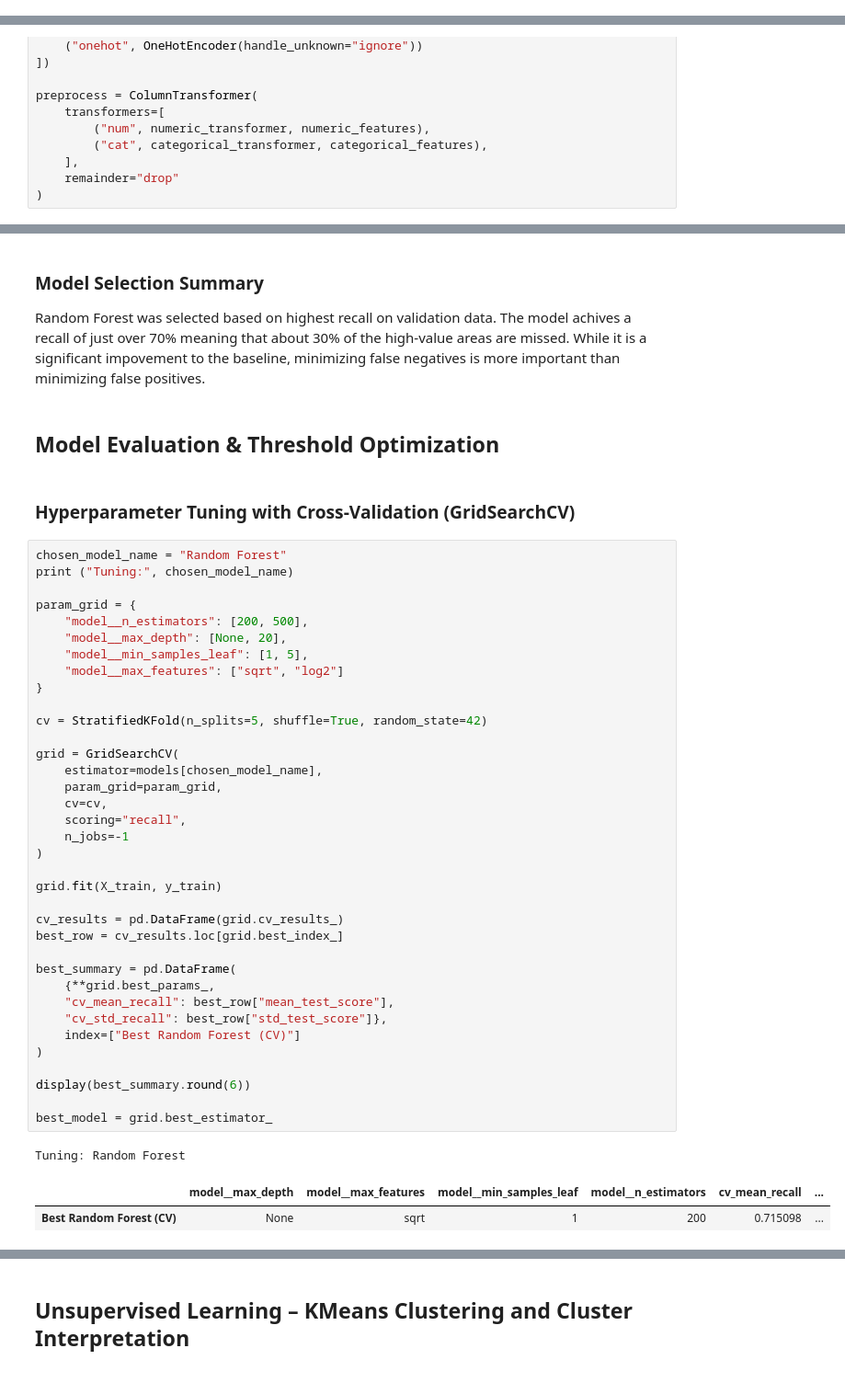
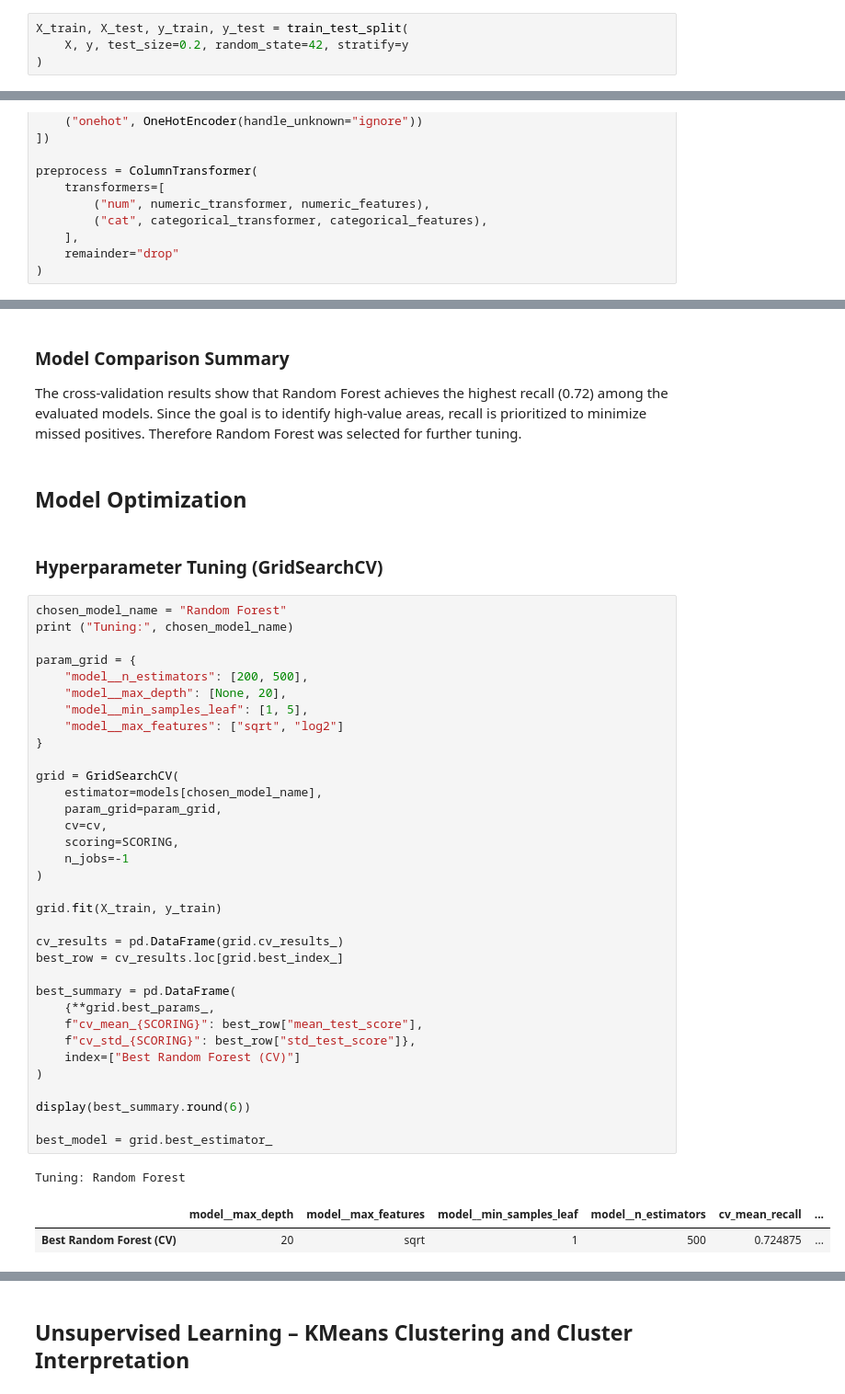
Before and after one commit to MalinMo/California-Housing, a Jupyter notebook: ML_Uppgift1_Malin_Moisander.ipynb, the cells around one changed output, grey strips where cells are left out. Shown at 92% size. Drawn from its saved outputs; the diff is of its cells as text.

```diff
--- a/ML_Uppgft1_Malin_Moisander.ipynb
+++ b/ML_Uppgift1_Malin_Moisander.ipynb
@@ -224 +180,5 @@ Name: proportion, dtype: float64
+# %%
+X_train, X_test, y_train, y_test = train_test_split(
+    X, y, test_size=0.2, random_state=42, stratify=y
+)
 # %% [markdown]
@@ -395,11 +291,11 @@ Classification Report for Random Forest (val):
 # %% [markdown]
-### Model Selection Summary
+### Model Comparison Summary
 
-Random Forest was selected based on highest recall on validation data. The model achives a recall of just over 70% meaning that about 30% of the high-value areas are missed. While it is a significant impovement to the baseline, minimizing false negatives is more important than minimizing false positives.
+The cross-validation results show that Random Forest achieves the highest recall (0.72) among the evaluated models. Since the goal is to identify high-value areas, recall is prioritized to minimize missed positives. Therefore Random Forest was selected for further tuning.
 # %% [markdown]
-## Model Evaluation & Threshold Optimization
+## Model Optimization
 # %% [markdown]
-### Hyperparameter Tuning with Cross-Validation (GridSearchCV)
+### Hyperparameter Tuning (GridSearchCV)
 # %%
 chosen_model_name = "Random Forest"
 print ("Tuning:", chosen_model_name)
@@ -407,36 +303,34 @@ print ("Tuning:", chosen_model_name)
 param_grid = {
     "model__n_estimators": [200, 500],
     "model__max_depth": [None, 20],
     "model__min_samples_leaf": [1, 5],
     "model__max_features": ["sqrt", "log2"]
 }
 
-cv = StratifiedKFold(n_splits=5, shuffle=True, random_state=42)
-
 grid = GridSearchCV(
     estimator=models[chosen_model_name],
     param_grid=param_grid,
     cv=cv,
-    scoring="recall",
+    scoring=SCORING,
     n_jobs=-1
 )
 
 grid.fit(X_train, y_train)
 
 cv_results = pd.DataFrame(grid.cv_results_)
 best_row = cv_results.loc[grid.best_index_]
 
 best_summary = pd.DataFrame(
     {**grid.best_params_,
-    "cv_mean_recall": best_row["mean_test_score"],
-    "cv_std_recall": best_row["std_test_score"]},
+    f"cv_mean_{SCORING}": best_row["mean_test_score"],
+    f"cv_std_{SCORING}": best_row["std_test_score"]},
     index=["Best Random Forest (CV)"]
 )
 
 display(best_summary.round(6))
 
 best_model = grid.best_estimator_
 # %% [output]
 Tuning: Random Forest
 |  | model__max_depth | model__max_features | model__min_samples_leaf | model__n_estimators | cv_mean_recall | ... |
-| Best Random Forest (CV) | None | sqrt | 1 | 200 | 0.715098 | ... |
+| Best Random Forest (CV) | 20 | sqrt | 1 | 500 | 0.724875 | ... |
```
Also changed, not shown: parts of 27 cells of this notebook.
